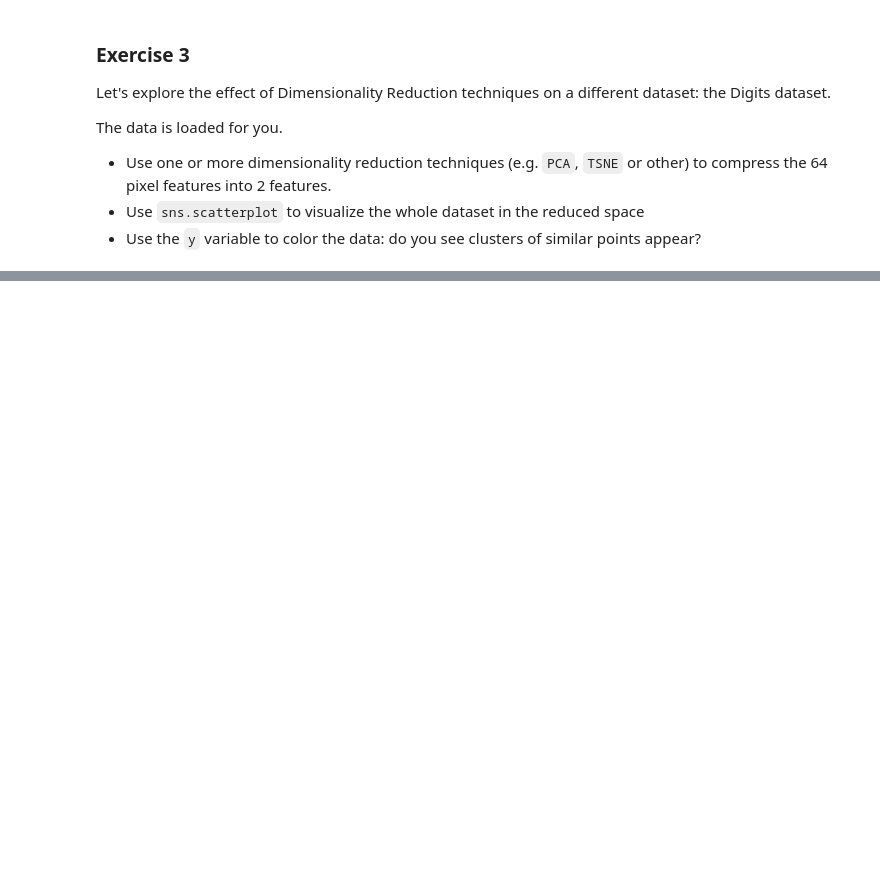
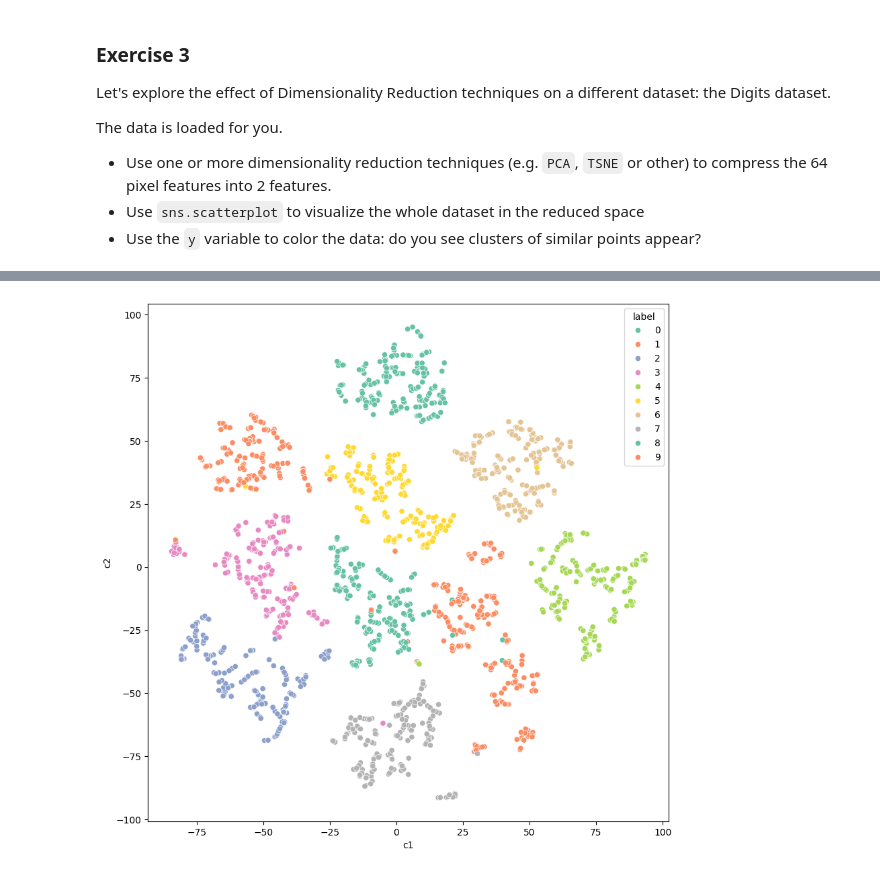
Before and after one commit to veiji/machine-learning, a Jupyter notebook: notebooks/Model_Evaluation_and_Dimensionality_Reduction_with_Scikit_Learn.ipynb, the cells around one changed output, grey strips where cells are left out. Cells and saved outputs as stored; diff of their text form; code cells hidden in the pictures; blank space fills up the shorter version.

```diff
--- a/notebooks/Model_Evaluation_and_Dimensionality_Reduction_with_Scikit_Learn.ipynb
+++ b/notebooks/Model_Evaluation_and_Dimensionality_Reduction_with_Scikit_Learn.ipynb
@@ -244,0 +292,9 @@ plt.imshow(X[1].reshape(8, 8), cmap='gray');
+# %%
+X_tsne = pd.DataFrame(TSNE(perplexity=5).fit_transform(X), columns=['c1', 'c2'])
+X_tsne['label'] = y
+# %%
+# Tried to tune the TSNE parameters, but it didn't give a better result than the default parameters.
+plt.figure(figsize=(10, 10))
+sns.scatterplot(x='c1', y='c2', hue='label', data=X_tsne, palette="Set2");
+# %% [output]
+[figure, added]
```
Also changed, not shown: parts of 13 cells of this notebook.
